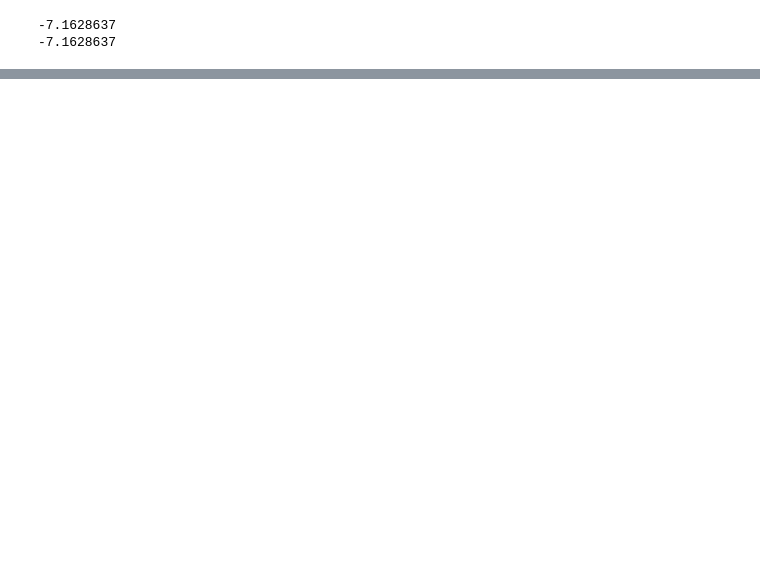
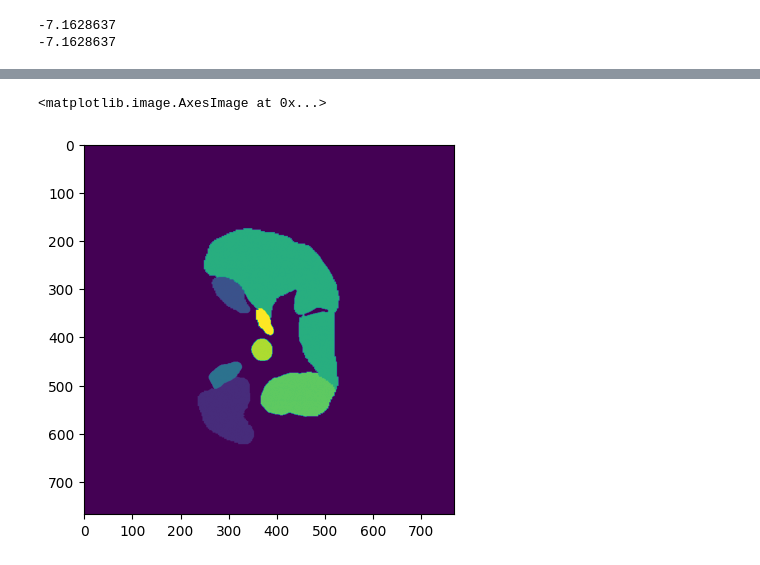
Before and after one commit to MECLabTUDA/Lifelong-nnUNet, a Jupyter notebook: read_files.ipynb, the cells around one changed output, grey strips where cells are left out. Drawn from its saved outputs; the diff is of its cells as text; code cells hidden in the pictures; blank space fills up the shorter version.

```diff
--- a/read_files.ipynb
+++ b/read_files.ipynb
@@ -142,0 +115,5 @@ OrderedDict([('original_size_of_raw_data', array([ 90, 768, 768])),
+# %%
+plt.imshow(other[:,:,70])
+# %% [output]
+<matplotlib.image.AxesImage at 0x...>
+[figure, added]
```
Also changed, not shown: parts of 27 cells of this notebook, 9 other files.
